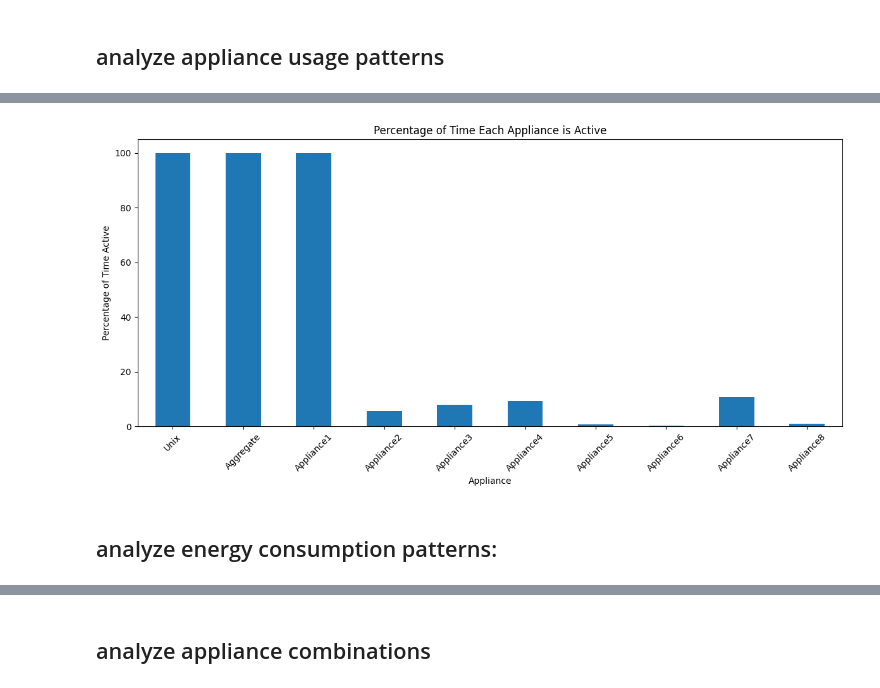
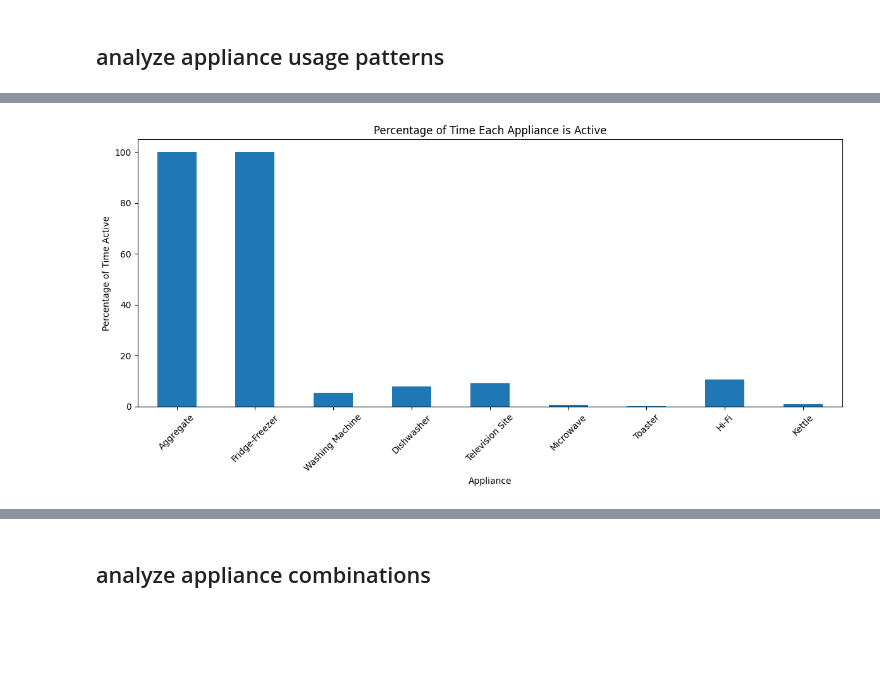
Before and after one commit to Haroonhameed123/anomaly-detection-on-uk-dale, a Jupyter notebook: uk_dale_expo.ipynb, the cells around one changed output, grey strips where cells are left out. Saved outputs shown, nothing was run; the diff lists cells and outputs as text; code cells hidden in the pictures; blank space fills up the shorter version.

```diff
--- a/uk_dale_expo.ipynb
+++ b/uk_dale_expo.ipynb
@@ -154,10 +156,10 @@ plt.show()
 ## analyze daily patterns
 # %%
 # Add hour column for daily analysis
-df['hour'] = df.index.hour
+# by_hours_df['hour'] = by_hours_df.index.hour
 
 # Calculate daily average consumption for each appliance
-daily_avg = df.groupby('hour').mean()
+daily_avg = by_hours_df
 
 # Plot daily patterns for first 5 appliances
 plt.figure(figsize=(15, 8))
@@ -177,9 +206,9 @@ plt.show()
 # %%
 # Add day of week column
-df['day_of_week'] = df.index.dayofweek
+# df['day_of_week'] = df.index.dayofweek
 
 # Calculate weekly average consumption
-weekly_avg = df.groupby('day_of_week').mean()
+weekly_avg = by_weeks_df
 
 # Plot weekly patterns for first 5 appliances
 plt.figure(figsize=(15, 8))
@@ -239,2 +393,22 @@ plt.show()
 # %% [markdown]
 ## analyze appliance usage patterns
+# %%
+# We want to include all columns and keep the original Time index
+# First select all columns including the Aggregate column
+df_with_aggregate = df.copy()
+
+# Rename the appliances according to the metadata provided, for more readability
+df_with_aggregate = df_with_aggregate.rename(columns={
+    "Appliance1":"Fridge-Freezer",
+    "Appliance2":"Washing Machine",
+    "Appliance3":"Dishwasher",
+    "Appliance4":"Television Site",
+    "Appliance5":"Microwave",
+    "Appliance6":"Toaster",
+    "Appliance7":"Hi-Fi",
+    "Appliance8":"Kettle",
+    "Appliance9":"Overhead Fan"
+})
+
+# Display the dataframe with the renamed columns and original Time index
+df_with_aggregate
@@ -241,17 +430,15 @@ plt.show()
 # %%
 # Calculate percentage of time each appliance is active (power > 0)
-active_percentage = (df.iloc[:, :10] > 0).mean() * 100
+active_percentage = (df_with_aggregate.iloc[:, 1:10] > 0).mean() * 100
 
 # Create a bar plot of active percentages
 plt.figure(figsize=(12, 6))
 active_percentage.plot(kind='bar')
 plt.title('Percentage of Time Each Appliance is Active')
 plt.xlabel('Appliance')
 plt.ylabel('Percentage of Time Active')
 plt.xticks(rotation=45)
 plt.tight_layout()
 plt.show()
 # %% [output]
-[figure, old version]
+[figure, new version]
-# %% [markdown]
-## analyze energy consumption patterns:
```
Also changed, not shown: parts of 25 cells of this notebook.
